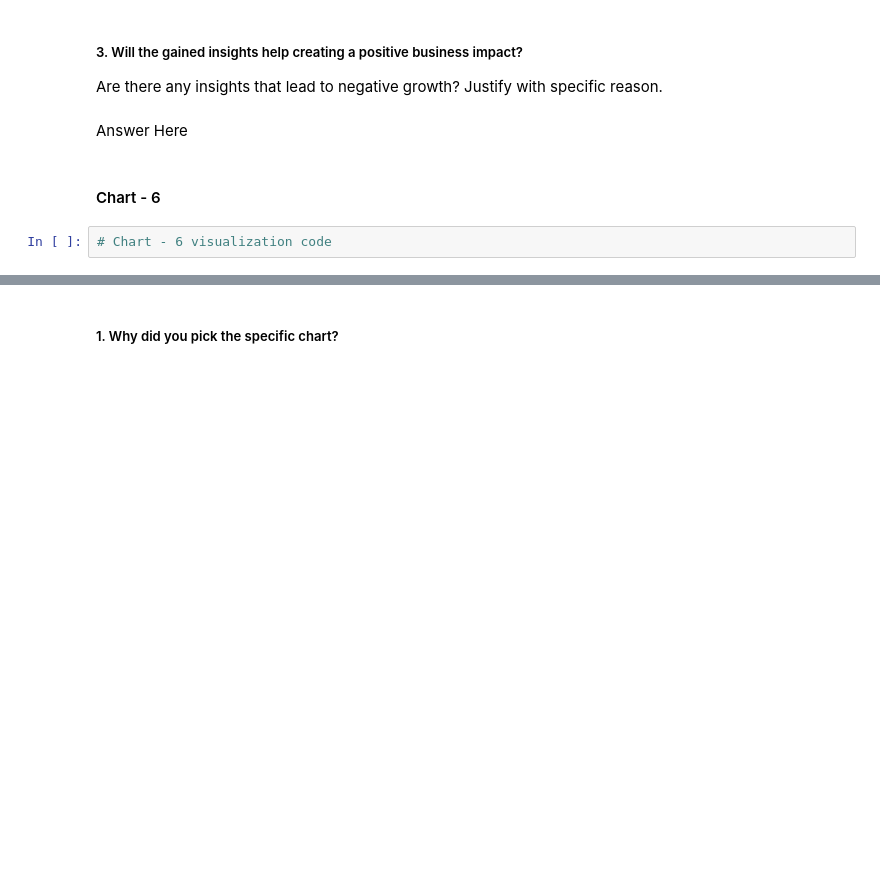
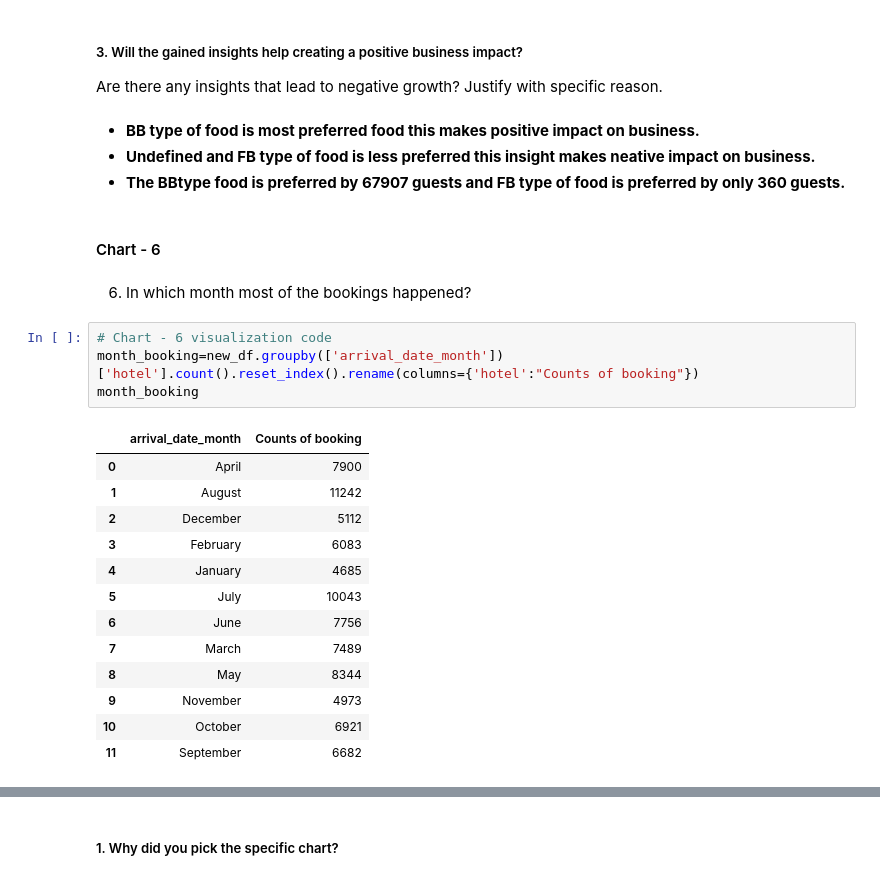
Before and after one commit to ShubhamAGWL/ShubhAG, a Jupyter notebook: Capstone_project_Hotel_Booking_Analysis.ipynb, the cells around one changed output, grey strips where cells are left out. Drawn from its saved outputs; the diff is of its cells as text; blank space fills up the shorter version.

```diff
--- a/Capstone_project_Hotel_Booking_Analysis.ipynb
+++ b/Capstone_project_Hotel_Booking_Analysis.ipynb
@@ -505,9 +556,29 @@ Answer Here
 # %% [markdown]
 ##### 3. Will the gained insights help creating a positive business impact?
 Are there any insights that lead to negative growth? Justify with specific reason.
-# %% [markdown]
-Answer Here
+# %% [markdown]
+* **BB type of food is most preferred food this makes positive impact on business.**
+* **Undefined and FB type of food is less preferred this insight makes neative impact on business.**
+* **The BBtype food is preferred by 67907 guests and FB type of food is preferred by only 360 guests.**
 # %% [markdown]
 #### Chart - 6
-# %%
-# Chart - 6 visualization code
+# %% [markdown]
+6) In which month most of the bookings happened?
+# %%
+# Chart - 6 visualization code
+month_booking=new_df.groupby(['arrival_date_month'])['hotel'].count().reset_index().rename(columns={'hotel':"Counts of booking"})
+month_booking
+# %% [output]
+|  | arrival_date_month | Counts of booking |
+| 0 | April | 7900 |
+| 1 | August | 11242 |
+| 2 | December | 5112 |
+| 3 | February | 6083 |
+| 4 | January | 4685 |
+| 5 | July | 10043 |
+| 6 | June | 7756 |
+| 7 | March | 7489 |
+| 8 | May | 8344 |
+| 9 | November | 4973 |
+| 10 | October | 6921 |
+| 11 | September | 6682 |
```
Also changed, not shown: parts of 33 cells of this notebook.
